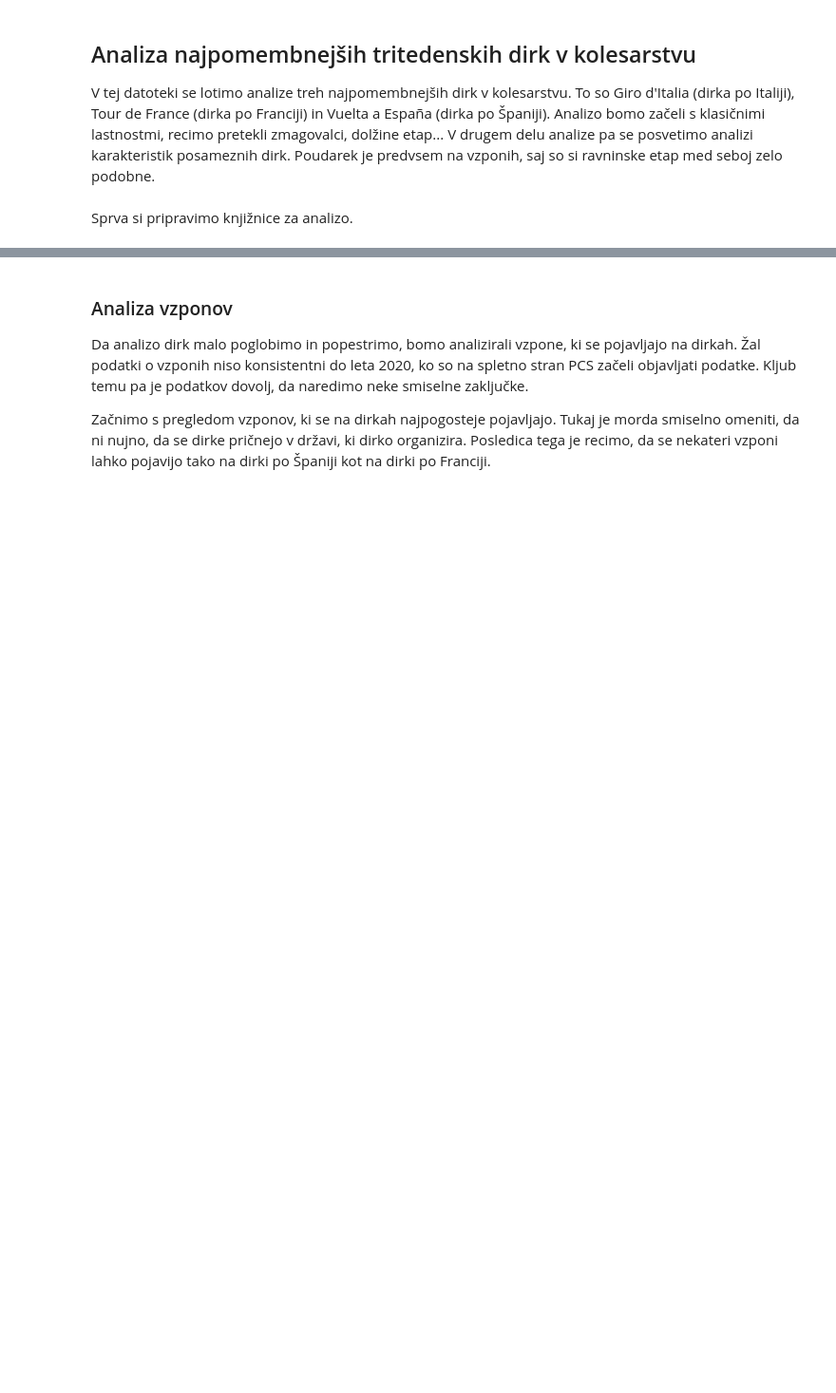
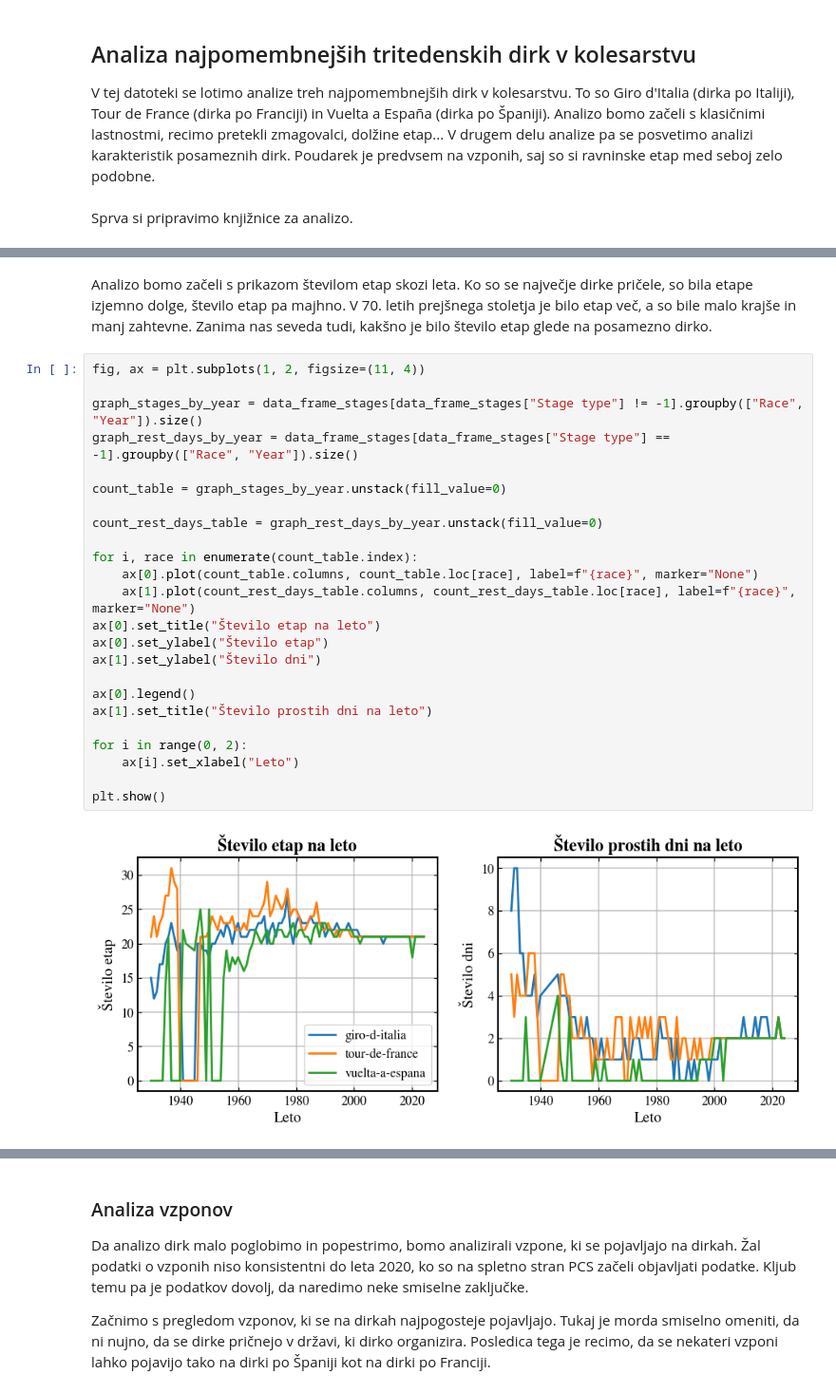
Before and after one commit to ziga-vaupotic/uvp-projektna, a Jupyter notebook: analyses/analiza-dirk.ipynb, the cells around one changed output, grey strips where cells are left out. Shown at 95% size. Saved outputs shown, nothing was run; the diff lists cells and outputs as text; blank space fills up the shorter version.

```diff
--- a/analyses/analiza-dirk.ipynb
+++ b/analyses/analiza-dirk.ipynb
@@ -14,0 +31,28 @@ markers_iter = ["d", "s", "*", "o", "^"]
+# %% [markdown]
+Analizo bomo začeli s prikazom številom etap skozi leta. Ko so se največje dirke pričele, so bila etape izjemno dolge, število etap pa majhno. V 70. letih prejšnega stoletja je bilo etap več, a so bile malo krajše in manj zahtevne. Zanima nas seveda tudi, kakšno je bilo število etap glede na posamezno dirko.
+# %%
+fig, ax = plt.subplots(1, 2, figsize=(11, 4))
+
+graph_stages_by_year = data_frame_stages[data_frame_stages["Stage type"] != -1].groupby(["Race", "Year"]).size()
+graph_rest_days_by_year = data_frame_stages[data_frame_stages["Stage type"] == -1].groupby(["Race", "Year"]).size()
+
+count_table = graph_stages_by_year.unstack(fill_value=0)
+
+count_rest_days_table = graph_rest_days_by_year.unstack(fill_value=0)
+
+for i, race in enumerate(count_table.index):
+    ax[0].plot(count_table.columns, count_table.loc[race], label=f"{race}", marker="None")
+    ax[1].plot(count_rest_days_table.columns, count_rest_days_table.loc[race], label=f"{race}", marker="None")
+ax[0].set_title("Število etap na leto")
+ax[0].set_ylabel("Število etap")
+ax[1].set_ylabel("Število dni")
+
+ax[0].legend()
+ax[1].set_title("Število prostih dni na leto")
+
+for i in range(0, 2):
+    ax[i].set_xlabel("Leto")
+
+plt.show()
+# %% [output]
+[figure, added]
```
Also changed, not shown: parts of 13 cells of this notebook, 7 other files.
